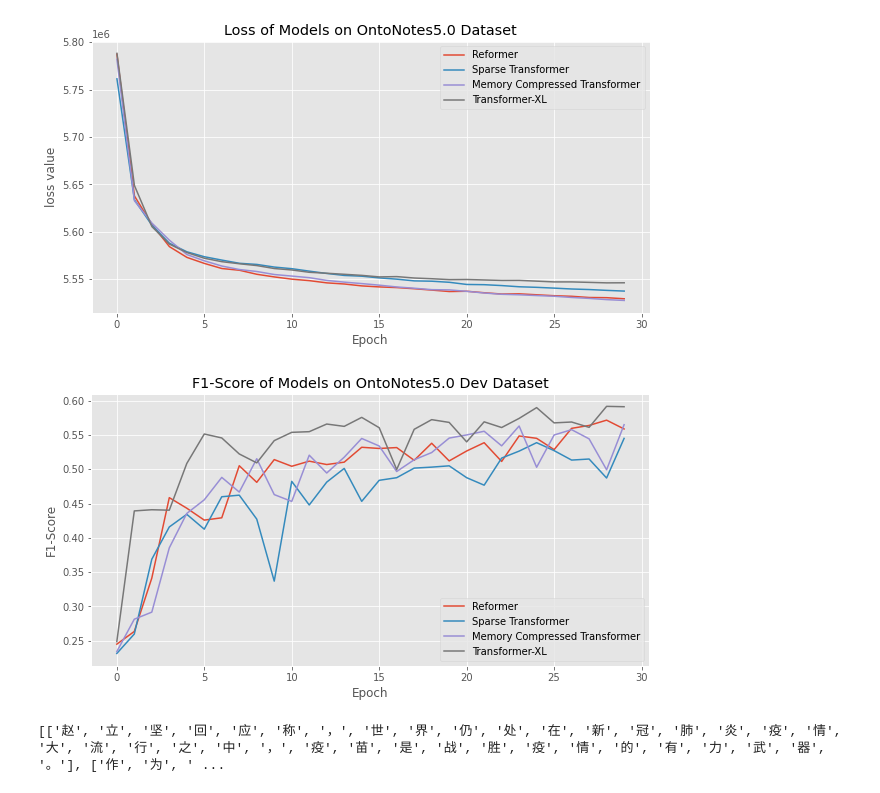
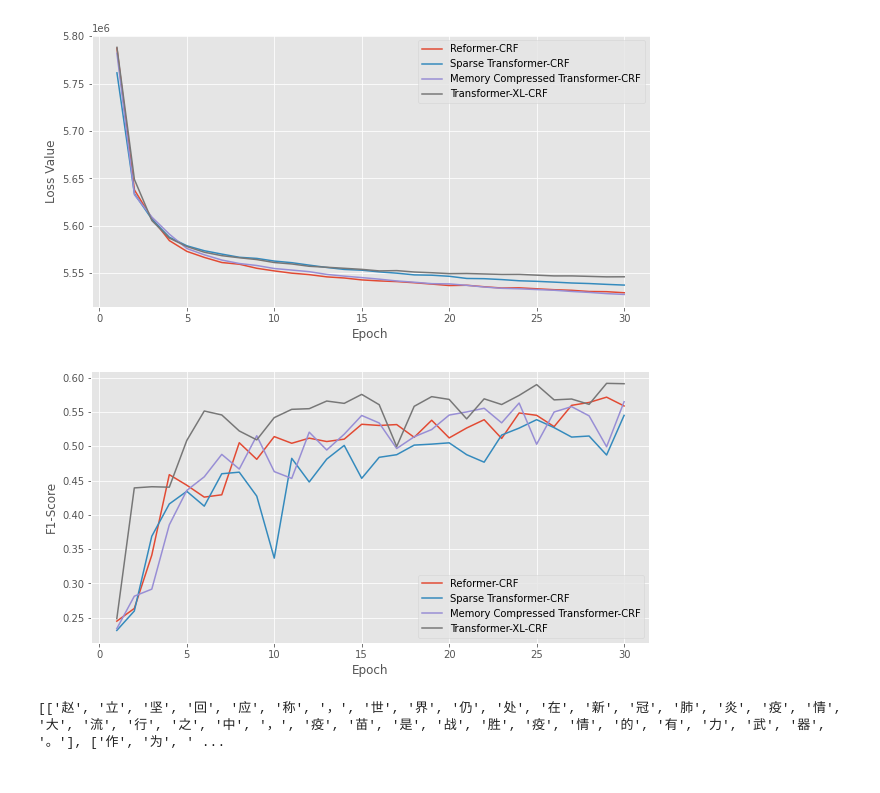
Before and after one commit to LiveTowardTheSea/re_sp_cm, a Jupyter notebook: visual.ipynb, the cells around one changed output. Saved outputs shown, nothing was run; the diff lists cells and outputs as text; code cells hidden in the pictures.

```diff
--- a/visual.ipynb
+++ b/visual.ipynb
@@ -8,41 +8,41 @@ re_loss = [5787290.0, 5637852.5, 5607826.0, 5584384.5, 5573040.5, 5566675.0, 556
 sp_loss = [5761310.5, 5633777.0, 5606919.0, 5587967.0, 5578933.0, 5573732.5, 5570180.0, 5566828.5, 5565630.0, 5562838.0, 5561127.5, 5558540.0, 5556089.5, 5554011.0, 5553210.5, 5551405.5, 5550080.0, 5548269.0, 5547922.0, 5546788.0, 5544502.0, 5544260.5, 5543321.5, 5542060.0, 5541469.5, 5540632.0, 5539713.0, 5539136.5, 5538261.5, 5537512.5]
 cm_loss = [5781954.0, 5632779.0, 5609184.0, 5591159.5, 5576054.5, 5569405.5, 5563905.5, 5560254.5, 5558157.5, 5554979.0, 5553341.0, 5551654.0, 5548749.5, 5546946.5, 5545417.0, 5543758.5, 5541860.5, 5540526.5, 5539014.5, 5538771.0, 5537261.0, 5535481.0, 5534133.0, 5533604.0, 5532791.0, 5532058.0, 5530785.0, 5529796.5, 5528513.0, 5527644.5]
 xl_loss = [5788187.5, 5648833.5, 5605485.5, 5587042.0, 5578137.5, 5572131.0, 5568520.5, 5566320.5, 5564399.5, 5561286.5, 5559774.5, 5557319.5, 5556321.5, 5555225.0, 5554090.0, 5552461.5, 5552786.5, 5551290.5, 5550550.5, 5549592.5, 5549734.5, 5549243.0, 5548741.0, 5548790.5, 5547988.0, 5547182.0, 5547187.0, 5546690.0, 5546183.5, 5546267.5]
-x = range(len(re_loss))
+x = range(1,len(re_loss)+1)
 #plt.ylim((1000000, 4000000))
 plt.style.use('ggplot')
 plt.figure(figsize=(10,5))
-plt.title("Loss of Models on OntoNotes5.0 Dataset")
+#plt.title("Loss of Models on OntoNotes5.0 Dataset")
 plt.xlabel("Epoch")
-plt.ylabel("loss value")
-plt.plot(x,re_loss,'-',label='Reformer')
-plt.plot(x,sp_loss,'-',label='Sparse Transformer')
-plt.plot(x,cm_loss,'-',label='Memory Compressed Transformer')
-plt.plot(x,xl_loss,'-',label='Transformer-XL')
+plt.ylabel("Loss Value")
+plt.plot(x,re_loss,'-',label='Reformer-CRF')
+plt.plot(x,sp_loss,'-',label='Sparse Transformer-CRF')
+plt.plot(x,cm_loss,'-',label='Memory Compressed Transformer-CRF')
+plt.plot(x,xl_loss,'-',label='Transformer-XL-CRF')
 plt.legend()
 plt.grid(True)
 # %% [output]
-[figure, old version]
+[figure, new version]
 # %%
 re_f = [0.24488419158983588, 0.2634384717903154, 0.34127073693714033, 0.45860893966726796, 0.4432230405628229, 0.4258492129246065, 0.429231983760009, 0.5052008974097492, 0.4809813189286518, 0.5141377524598654, 0.5043975373790678, 0.5118555579725909, 0.5069351230425055, 0.5103961479536003, 0.5321120689655172, 0.5303800040642146, 0.5316746811624503, 0.5130878679265776, 0.5379786566227244, 0.5122302158273381, 0.526688815060908, 0.5387755102040815, 0.511434043032556, 0.5485996705107085, 0.5451794206658019, 0.528696004867167, 0.559720139930035, 0.5639589169000934, 0.5716748060902039, 0.5588204094621831]
 sp_f = [0.23133810954471923, 0.2596980255516841, 0.36877354541649227, 0.4158671984477741, 0.43430656934306566, 0.4126593603220756, 0.45994504333121966, 0.4622378344870338, 0.42730181301102027, 0.3368275862068965, 0.48240682906516763, 0.4479270868067134, 0.4812790097988654, 0.5012752599568373, 0.4532194948416934, 0.48391732065878196, 0.487726787620064, 0.5017226528854436, 0.5031585947024271, 0.5050461670603392, 0.487749802416168, 0.47681345637191924, 0.5163816196167318, 0.5265190002032107, 0.5388349514563108, 0.5272094926350246, 0.5134348410210479, 0.5149792258910999, 0.4872693295958889, 0.545085532038272]
 cm_f = [0.23402970655717908, 0.2813119084305525, 0.29160099076784507, 0.38536746127650223, 0.4355903749300504, 0.4554772581678411, 0.4881760230310508, 0.4667739710278225, 0.5153775416368652, 0.46307339449541285, 0.4531193868997725, 0.5205788771425638, 0.49457562220804085, 0.5176341730558597, 0.54497515464963, 0.5339754999476495, 0.4967525195968644, 0.5138816678797962, 0.5244111998382696, 0.5455288707204905, 0.5501160582401351, 0.5554870530209618, 0.534207650273224, 0.5631258590221873, 0.5029529884242854, 0.5500315989045713, 0.5578204235855624, 0.5443762355634169, 0.4993330369052912, 0.5650357995226731]
 xl_f = [0.24863883847549914, 0.43927527761542956, 0.4409952606635071, 0.4403287133570465, 0.5084820933584654, 0.5514675485737908, 0.5457160468461064, 0.522361359570662, 0.5093710474876394, 0.5418224548659331, 0.5539053317662144, 0.5548715771598388, 0.5660103626943005, 0.5626138189608998, 0.5757209114740874, 0.5606564187785625, 0.49963565703181917, 0.5583046246998643, 0.5724109189414461, 0.5683938852491562, 0.5399977176765947, 0.5692275221612495, 0.5609262589928057, 0.5742553191489361, 0.5899755241034372, 0.5677118078719146, 0.568967328500893, 0.5611702127659574, 0.5918097754293262, 0.5912845931433293]
-x = range(len(re_f))
+x = range(1,len(re_f)+1)
 #plt.ylim((1000000, 4000000))
 plt.style.use('ggplot')
 plt.figure(figsize=(10,5))
-plt.title("F1-Score of Models on OntoNotes5.0 Dev Dataset")
+#plt.title("F1-Score of Models on OntoNotes5.0 Dev Dataset")
 plt.xlabel("Epoch")
 plt.ylabel("F1-Score")
-plt.plot(x,re_f,'-',label='Reformer')
-plt.plot(x,sp_f,'-',label='Sparse Transformer')
-plt.plot(x,cm_f,'-',label='Memory Compressed Transformer')
-plt.plot(x,xl_f,'-',label='Transformer-XL')
+plt.plot(x,re_f,'-',label='Reformer-CRF')
+plt.plot(x,sp_f,'-',label='Sparse Transformer-CRF')
+plt.plot(x,cm_f,'-',label='Memory Compressed Transformer-CRF')
+plt.plot(x,xl_f,'-',label='Transformer-XL-CRF')
 plt.legend()
 plt.grid(True)
 # %% [output]
-[figure, old version]
+[figure, new version]
 # %%
 import codecs
 import json
```
